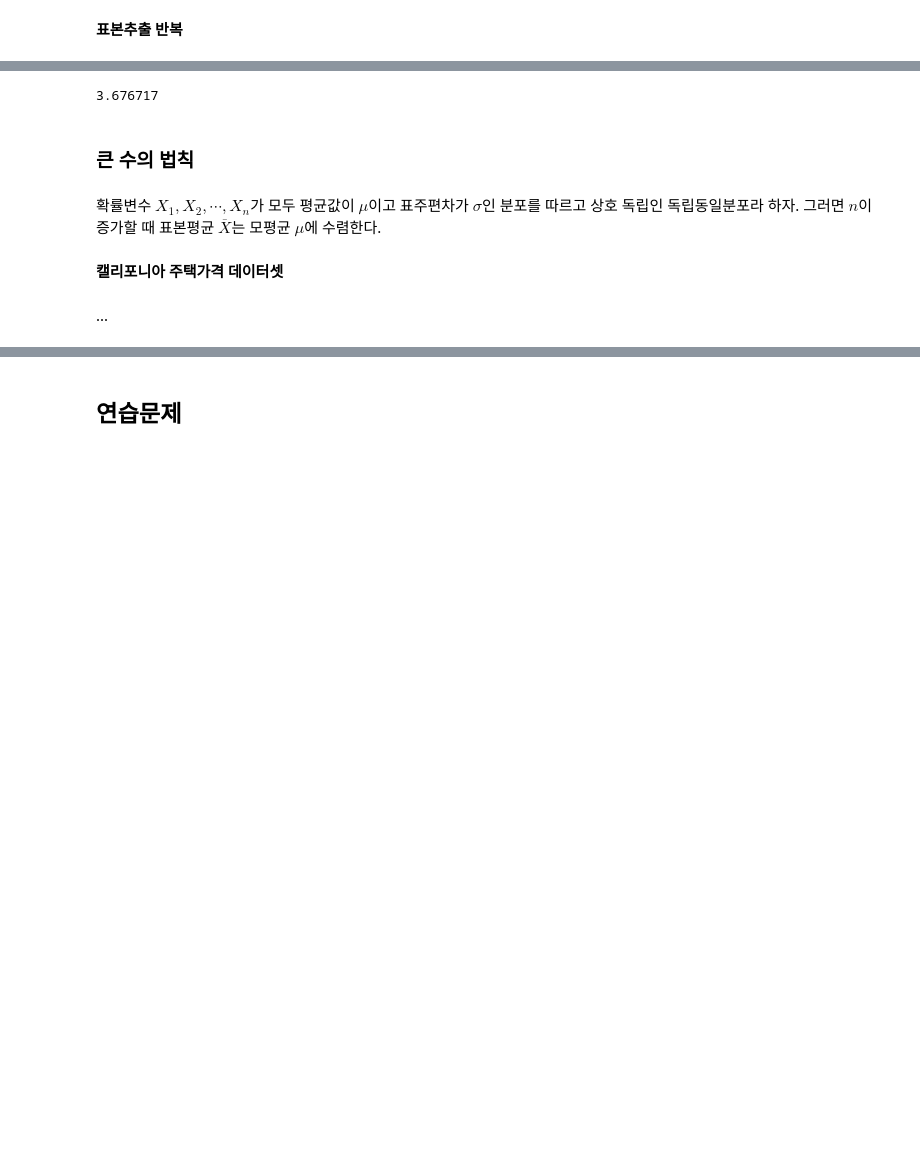
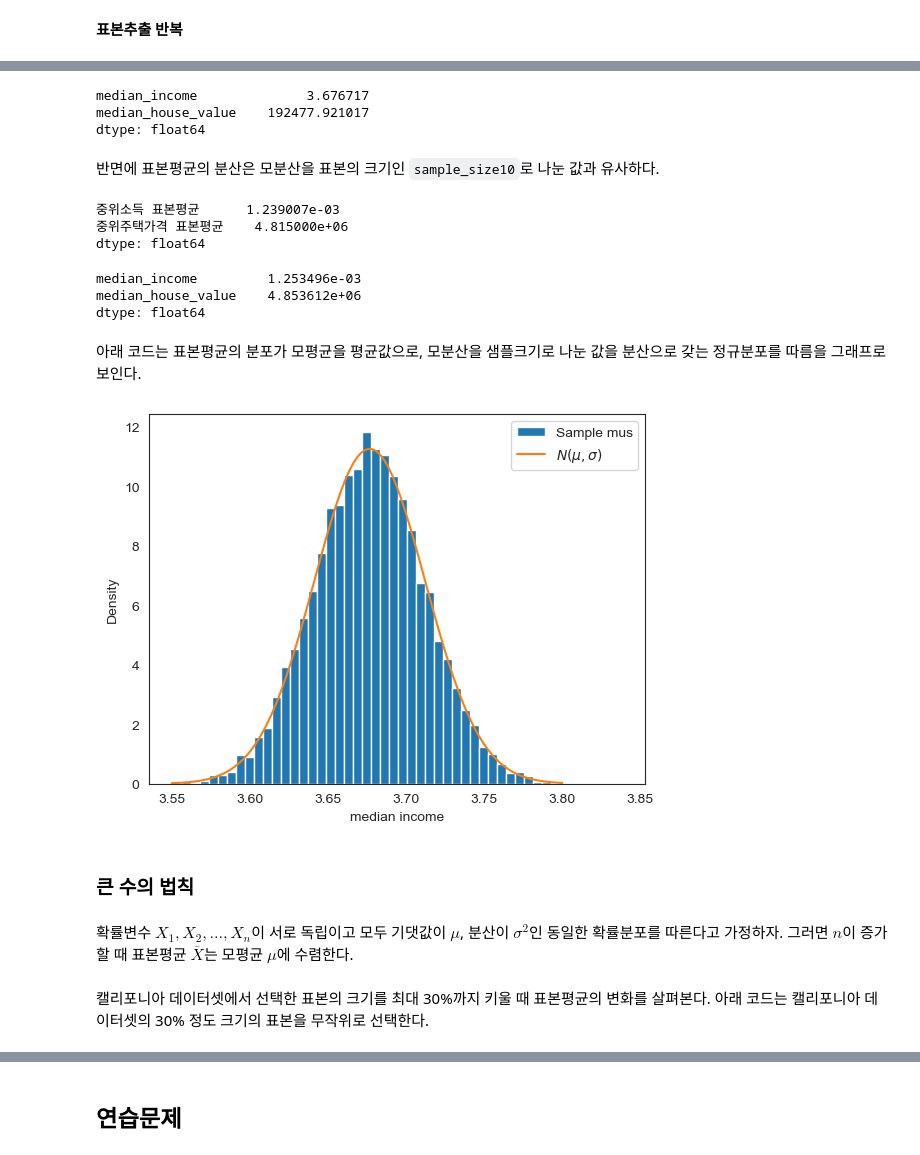
Before and after one commit to codingalzi/DataSci, a Jupyter notebook: jupyter-book/_build/jupyter_execute/sampling_distribution.ipynb, the cells around one changed output, grey strips where cells are left out. Cells and saved outputs as stored; diff of their text form; code cells hidden in the pictures; blank space fills up the shorter version.

```diff
--- a/jupyter-book/_build/jupyter_execute/sampling_distribution.ipynb
+++ b/jupyter-book/_build/jupyter_execute/sampling_distribution.ipynb
@@ -834,0 +839,3 @@ sampling
+# %%
+sampling = housing.iloc[random_indices]
+sampling
@@ -884,10 +879,16 @@ sampling
 # %%
+np.random.seed(17)
 sampling_count = 10000
 
-income_mean = np.zeros(sampling_count)
+X_income10p = np.zeros(sampling_count)
+X_value10p = np.zeros(sampling_count)
+
+total_number = housing.shape[0]
+percent = 0.1
+sample_size = int(total_number * percent)
 
 for i in range(sampling_count):
-    ten_percent = np.random.choice(total_number, total_number//10)
-
-    sampling = housing.iloc[ten_percent, :2]
-    income_mean[i] = sampling['median_income'].mean()
+    random_indices = np.random.choice(total_number, sample_size)
+    sampling = housing.iloc[random_indices]
+    X_income10p[i] = sampling['median_income'].mean()
+    X_value10p[i] = sampling['median_house_value'].mean()
@@ -893,0 +897,3 @@ for i in range(sampling_count):
+# %%
+X_10p = pd.DataFrame({'중위소득 표본평균':X_income10p, '중위주택가격 표본평균':X_value10p})
+X_10p
@@ -908,15 +924,55 @@ np.var(income_mean)
 # %%
-housing['median_income'].mean()
+housing.mean()
 # %% [output]
-3.676717
+median_income              3.676717
+median_house_value    192477.921017
+dtype: float64
+# %% [markdown]
+반면에 표본평균의 분산은 모분산을 표본의 크기인 `sample_size10`로 나눈 값과 유사하다.
+# %%
+X_10p.var(ddof=0)
+# %% [output]
+중위소득 표본평균      1.239007e-03
+중위주택가격 표본평균    4.815000e+06
+dtype: float64
+# %%
+housing.var(ddof=0) / sample_size
+# %% [output]
+median_income         1.253496e-03
+median_house_value    4.853612e+06
+dtype: float64
+# %% [markdown]
+아래 코드는 표본평균의 분포가 모평균을 평균값으로, 모분산을 샘플크기로 나눈 값을 분산으로 갖는 정규분포를 따름을 그래프로 보인다.
+# %%
+from scipy.stats import norm
+
+fig, ax = plt.subplots()
+
+# 구간별 밀도 히스토그램
+ax.hist(X_10p['중위소득 표본평균'], bins=50, density=True, label='Sample mus')
+
+# 모평균을 평균값으로 ,모분산을 샘플크기로 나눈 값을 분산으로 갖는 정규분포 그래프
+mu = housing.mean().iloc[0]
+sigma = np.sqrt((housing.var().iloc[0]) / sample_size)
+
+X10_normal = norm(loc=mu, scale=sigma)
+x = np.linspace(3.55, 3.80, 100)
+ax.plot(x, X10_normal.pdf(x), label=r'$N(\mu, \sigma)$')
+
+ax.set_xlabel('median income')
+ax.set_ylabel('Density')
+
+ax.legend()
+
+plt.show()
+# %% [output]
+[figure, added]
 # %% [markdown]
 ### 큰 수의 법칙
 # %% [markdown]
-확률변수 $X_1, X_2, \cdots, X_n$가 모두
-평균값이 $\mu$이고 표주편차가 $\sigma$인  분포를 따르고 상호 독립인
-독립동일분포라 하자.
+확률변수 $X_1, X_2, \dots, X_n$이 서로 독립이고
+모두 기댓값이 $\mu$, 분산이 $\sigma^2$인 동일한 확률분포를 따른다고 가정하자.
 그러면 $n$이 증가할 때 표본평균 $\overline X$는 모평균 $\mu$에 수렴한다.
-# %% [markdown]
-**캘리포니아 주택가격 데이터셋**
-# %% [markdown]
-...
+# %% [markdown]
+캘리포니아 데이터셋에서 선택한 표본의 크기를 최대 30%까지 키울 때 표본평균의 변화를 살펴본다.
+아래 코드는 캘리포니아 데이터셋의 30% 정도 크기의 표본을 무작위로 선택한다.
```
Also changed, not shown: parts of 105 cells of this notebook, 28 other files.
